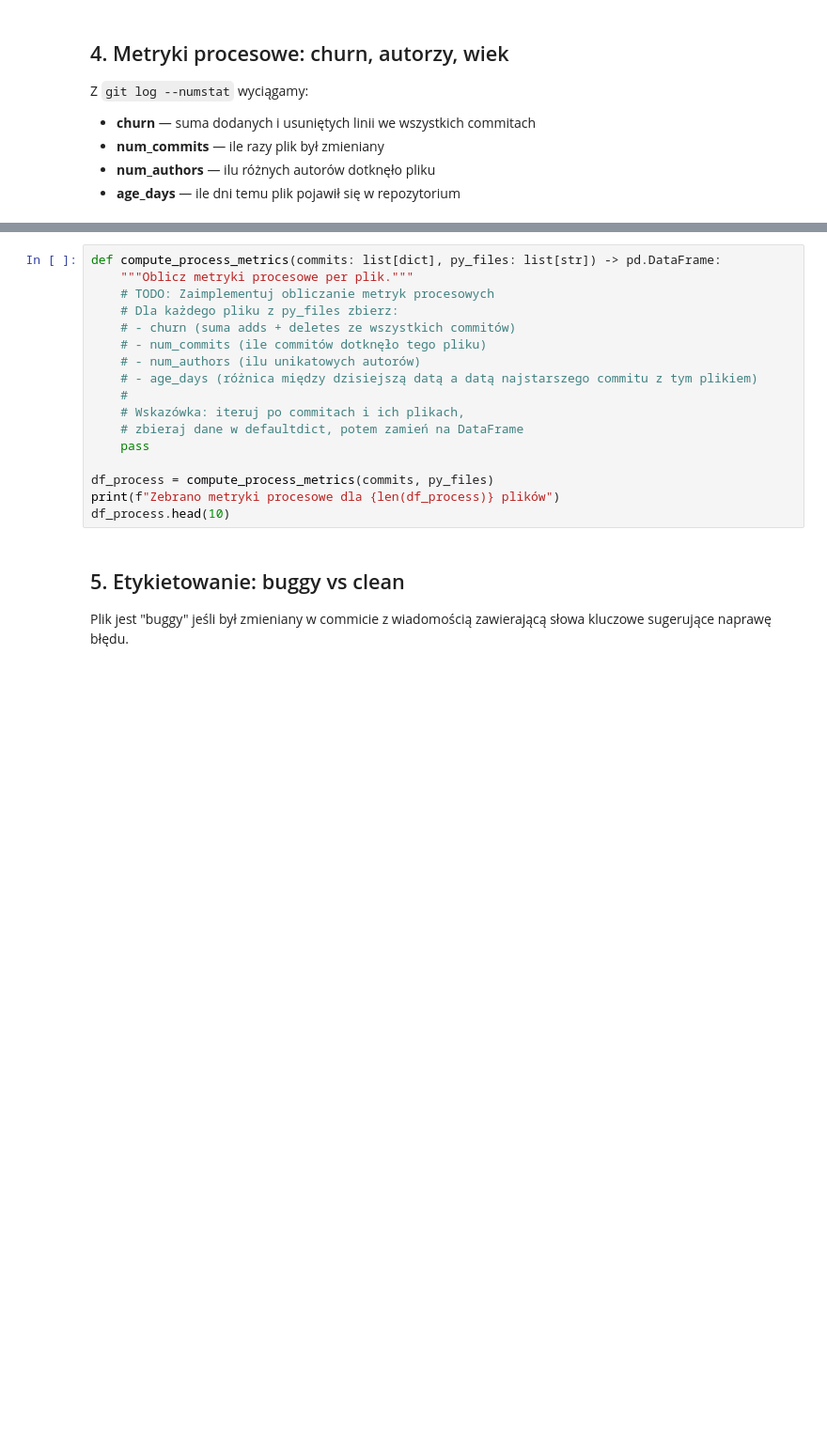
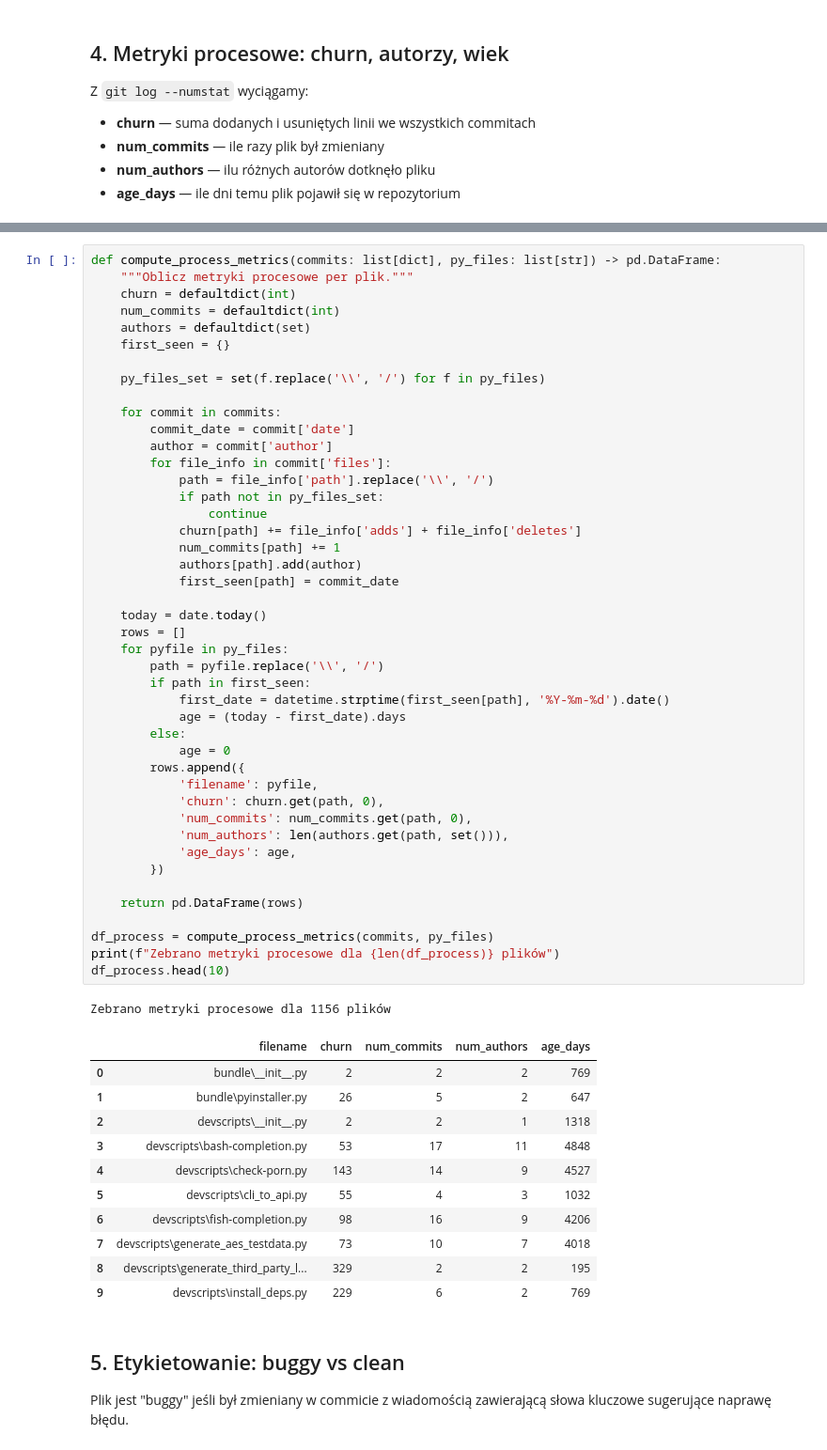
Before and after one commit to metrics-or-it-didnt-happen/lab10-dataset-frankenstein, a Jupyter notebook: dataset_builder.ipynb, the cells around one changed output, grey strips where cells are left out. Shown at 94% size. Drawn from its saved outputs; the diff is of its cells as text; blank space fills up the shorter version.

```diff
--- a/dataset_builder.ipynb
+++ b/dataset_builder.ipynb
@@ -151,20 +201,60 @@ print(f"Sparsowano {len(commits)} commitów")
-# %%
-def compute_process_metrics(commits: list[dict], py_files: list[str]) -> pd.DataFrame:
-    """Oblicz metryki procesowe per plik."""
-    # TODO: Zaimplementuj obliczanie metryk procesowych
-    # Dla każdego pliku z py_files zbierz:
-    # - churn (suma adds + deletes ze wszystkich commitów)
-    # - num_commits (ile commitów dotknęło tego pliku)
-    # - num_authors (ilu unikatowych autorów)
-    # - age_days (różnica między dzisiejszą datą a datą najstarszego commitu z tym plikiem)
-    #
-    # Wskazówka: iteruj po commitach i ich plikach,
-    # zbieraj dane w defaultdict, potem zamień na DataFrame
-    pass
-
-df_process = compute_process_metrics(commits, py_files)
-print(f"Zebrano metryki procesowe dla {len(df_process)} plików")
-df_process.head(10)
+# %%
+def compute_process_metrics(commits: list[dict], py_files: list[str]) -> pd.DataFrame:
+    """Oblicz metryki procesowe per plik."""
+    churn = defaultdict(int)
+    num_commits = defaultdict(int)
+    authors = defaultdict(set)
+    first_seen = {}
+
+    py_files_set = set(f.replace('\\', '/') for f in py_files)
+
+    for commit in commits:
+        commit_date = commit['date']
+        author = commit['author']
+        for file_info in commit['files']:
+            path = file_info['path'].replace('\\', '/')
+            if path not in py_files_set:
+                continue
+            churn[path] += file_info['adds'] + file_info['deletes']
+            num_commits[path] += 1
+            authors[path].add(author)
+            first_seen[path] = commit_date
+
+    today = date.today()
+    rows = []
+    for pyfile in py_files:
+        path = pyfile.replace('\\', '/')
+        if path in first_seen:
+            first_date = datetime.strptime(first_seen[path], '%Y-%m-%d').date()
+            age = (today - first_date).days
+        else:
+            age = 0
+        rows.append({
+            'filename': pyfile,
+            'churn': churn.get(path, 0),
+            'num_commits': num_commits.get(path, 0),
+            'num_authors': len(authors.get(path, set())),
+            'age_days': age,
+        })
+
+    return pd.DataFrame(rows)
+
+df_process = compute_process_metrics(commits, py_files)
+print(f"Zebrano metryki procesowe dla {len(df_process)} plików")
+df_process.head(10)
+# %% [output]
+Zebrano metryki procesowe dla 1156 plików
+|  | filename | churn | num_commits | num_authors | age_days |
+| 0 | bundle\__init__.py | 2 | 2 | 2 | 769 |
+| 1 | bundle\pyinstaller.py | 26 | 5 | 2 | 647 |
+| 2 | devscripts\__init__.py | 2 | 2 | 1 | 1318 |
+| 3 | devscripts\bash-completion.py | 53 | 17 | 11 | 4848 |
+| 4 | devscripts\check-porn.py | 143 | 14 | 9 | 4527 |
+| 5 | devscripts\cli_to_api.py | 55 | 4 | 3 | 1032 |
+| 6 | devscripts\fish-completion.py | 98 | 16 | 9 | 4206 |
+| 7 | devscripts\generate_aes_testdata.py | 73 | 10 | 7 | 4018 |
+| 8 | devscripts\generate_third_party_l... | 329 | 2 | 2 | 195 |
+| 9 | devscripts\install_deps.py | 229 | 6 | 2 | 769 |
 # %% [markdown]
 ## 5. Etykietowanie: buggy vs clean
 
```
Also changed, not shown: parts of 19 cells of this notebook, 1 other file.
